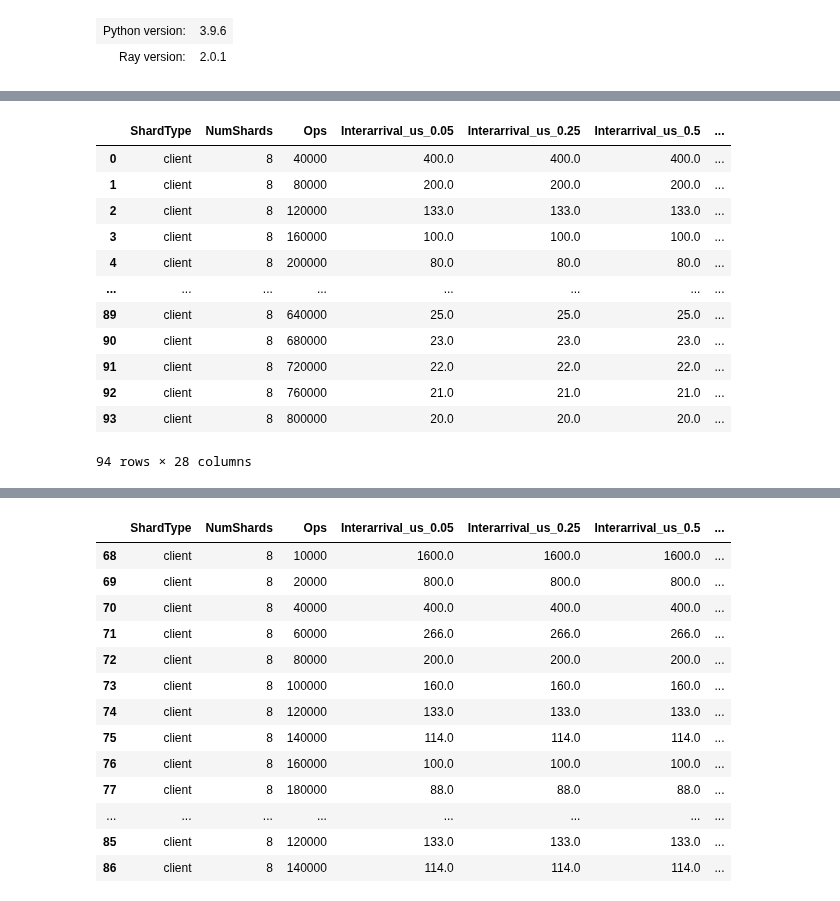
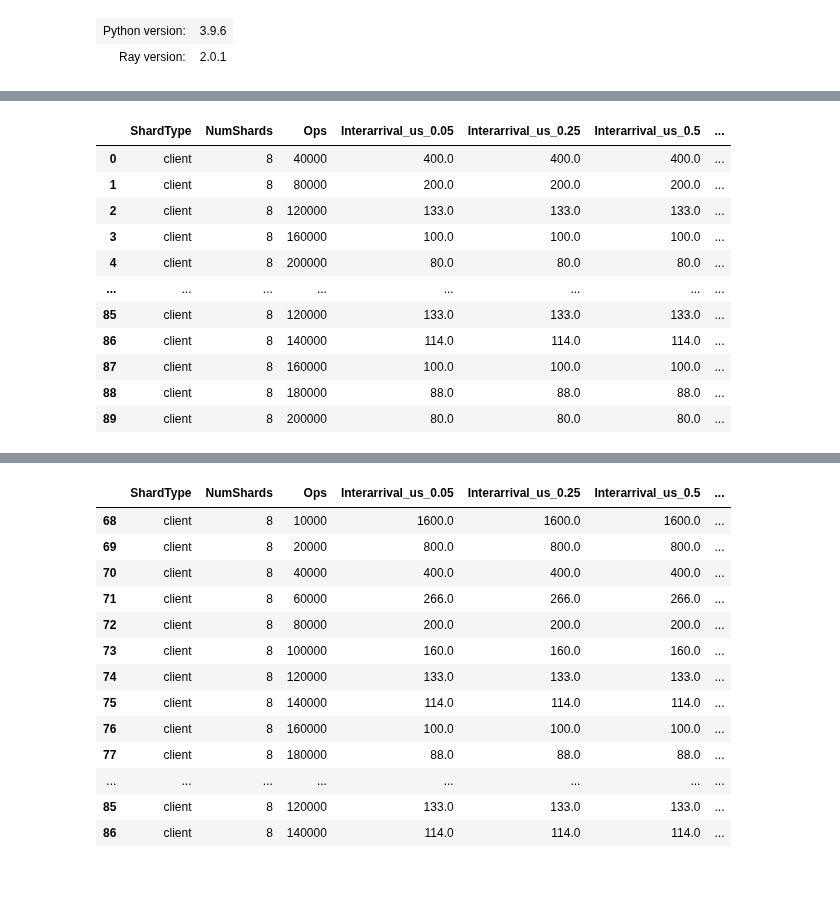
Before and after one commit to akshayknarayan/burrito, a Jupyter notebook: scripts/kv.ipynb, the cells around one changed output, grey strips where cells are left out. Drawn from its saved outputs; the diff is of its cells as text; code cells hidden in the pictures.

```diff
--- a/scripts/kv.ipynb
+++ b/scripts/kv.ipynb
@@ -144,31 +136,40 @@ def read_exp(outdir, dp, ns, st, o, p, c, iter_num):
 # %%
 def combos():
     for outdir in outdirs:
         cfg = tomls[outdir]
         datapaths = cfg['datapath']
         with_chunnels = cfg['no-chunnels']
         num_shards = cfg['shards']
         shard_types = cfg['shardtype']
         ops = cfg['load']
         poisson = cfg['poisson-arrivals']
         wrk = [x.split('/')[-1].split('.')[0] for x in cfg['wrk']]
 
         for dp in datapaths:
             for ch in with_chunnels:
-                if ch == 'conns':
-                    d = f"{dp}{'_nochunnels_conns'}"
-                else:
-                    d = f"{dp}{'_nochunnels' if not ch else ''}"
+                d = f"{dp}{'_nochunnels' if not ch else ''}"
                 for ns in num_shards:
                     for st in shard_types:
                         for o in ops:
                             o = int(o)
                             for p in poisson:
                                 for c in wrk:
                                     yield read_exp.remote(outdir, d, ns, st, o, p, c, 0)
 
 exp_dfs = ray.get([x for x in combos()])
 df = pd.concat(exp_dfs)
 df = df.reset_index()
 df
 # %% [output]
+|  | ShardType | NumShards | Ops | Interarrival_us_0.05 | Interarrival_us_0.25 | Interarrival_us_0.5 | ... |
+| 0 | client | 8 | 40000 | 400.0 | 400.0 | 400.0 | ... |
+| 1 | client | 8 | 80000 | 200.0 | 200.0 | 200.0 | ... |
+| 2 | client | 8 | 120000 | 133.0 | 133.0 | 133.0 | ... |
+| 3 | client | 8 | 160000 | 100.0 | 100.0 | 100.0 | ... |
+| 4 | client | 8 | 200000 | 80.0 | 80.0 | 80.0 | ... |
+| ... | ... | ... | ... | ... | ... | ... | ... |
+| 85 | client | 8 | 120000 | 133.0 | 133.0 | 133.0 | ... |
+| 86 | client | 8 | 140000 | 114.0 | 114.0 | 114.0 | ... |
+| 87 | client | 8 | 160000 | 100.0 | 100.0 | 100.0 | ... |
+| 88 | client | 8 | 180000 | 88.0 | 88.0 | 88.0 | ... |
+| 89 | client | 8 | 200000 | 80.0 | 80.0 | 80.0 | ... |
@@ -192,16 +177,3 @@ df
-|  | ShardType | NumShards | Ops | Interarrival_us_0.05 | Interarrival_us_0.25 | Interarrival_us_0.5 | ... |
-| 0 | client | 8 | 40000 | 400.0 | 400.0 | 400.0 | ... |
-| 1 | client | 8 | 80000 | 200.0 | 200.0 | 200.0 | ... |
-| 2 | client | 8 | 120000 | 133.0 | 133.0 | 133.0 | ... |
-| 3 | client | 8 | 160000 | 100.0 | 100.0 | 100.0 | ... |
-| 4 | client | 8 | 200000 | 80.0 | 80.0 | 80.0 | ... |
-| ... | ... | ... | ... | ... | ... | ... | ... |
-| 89 | client | 8 | 640000 | 25.0 | 25.0 | 25.0 | ... |
-| 90 | client | 8 | 680000 | 23.0 | 23.0 | 23.0 | ... |
-| 91 | client | 8 | 720000 | 22.0 | 22.0 | 22.0 | ... |
-| 92 | client | 8 | 760000 | 21.0 | 21.0 | 21.0 | ... |
-| 93 | client | 8 | 800000 | 20.0 | 20.0 | 20.0 | ... |
-94 rows × 28 columns
 # %%
 %%R -i df -w 900 -h 600
 
```
Also changed, not shown: parts of 11 cells of this notebook, 9 other files.
